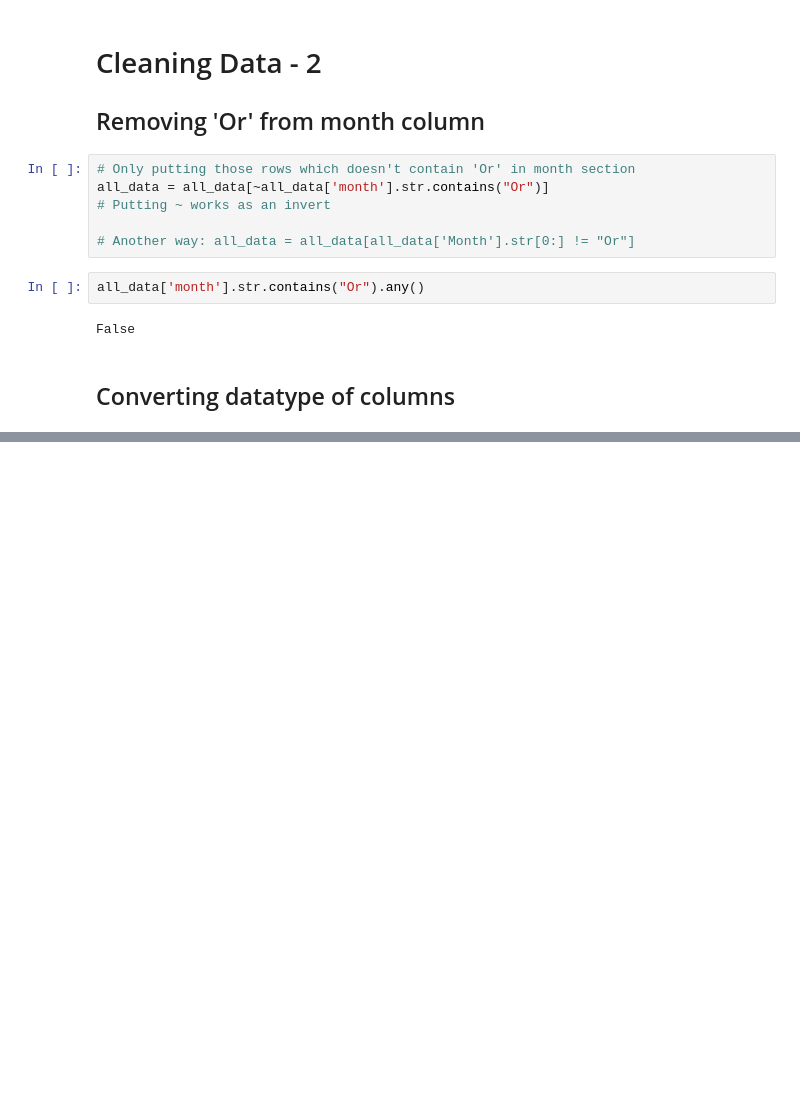
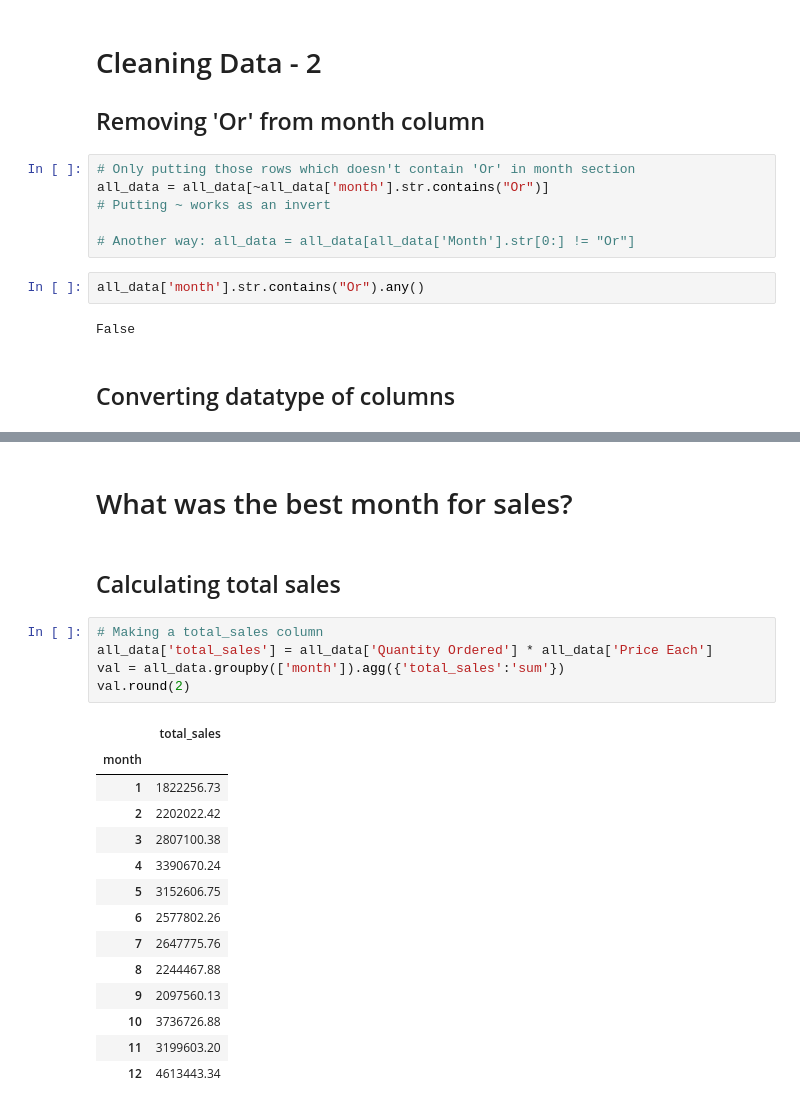
Before and after one commit to dishankkalra23/eCommerce-Sales-Analysis, a Jupyter notebook: Sales-Analysis.ipynb, the cells around one changed output, grey strips where cells are left out. Drawn from its saved outputs; the diff is of its cells as text; blank space fills up the shorter version.

```diff
--- a/Sales-Analysis.ipynb
+++ b/Sales-Analysis.ipynb
@@ -186,0 +174,24 @@ See the caveats in the documentation: https://pandas.pydata.org/pandas-docs/stab
+# %% [markdown]
+# What was the best month for sales?
+# %% [markdown]
+## Calculating total sales
+# %%
+# Making a total_sales column
+all_data['total_sales'] = all_data['Quantity Ordered'] * all_data['Price Each']
+val = all_data.groupby(['month']).agg({'total_sales':'sum'})
+val.round(2)
+# %% [output]
+|  | total_sales |
+| month |  |
+| 1 | 1822256.73 |
+| 2 | 2202022.42 |
+| 3 | 2807100.38 |
+| 4 | 3390670.24 |
+| 5 | 3152606.75 |
+| 6 | 2577802.26 |
+| 7 | 2647775.76 |
+| 8 | 2244467.88 |
+| 9 | 2097560.13 |
+| 10 | 3736726.88 |
+| 11 | 3199603.20 |
+| 12 | 4613443.34 |
```
Also changed, not shown: parts of 6 cells of this notebook.
